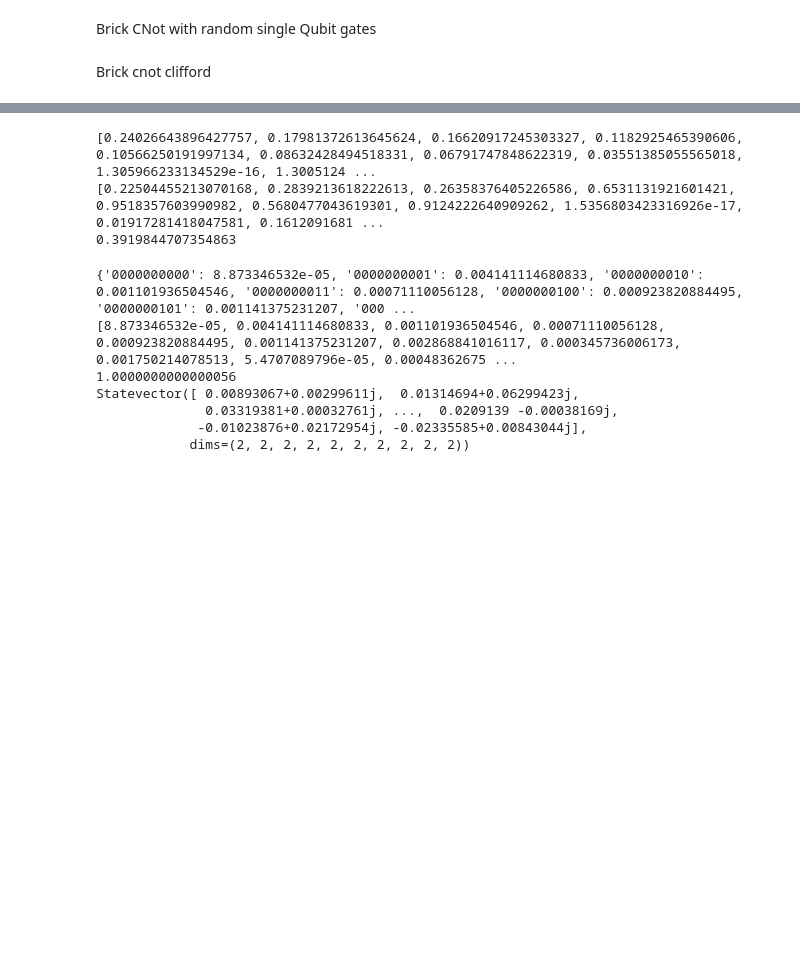
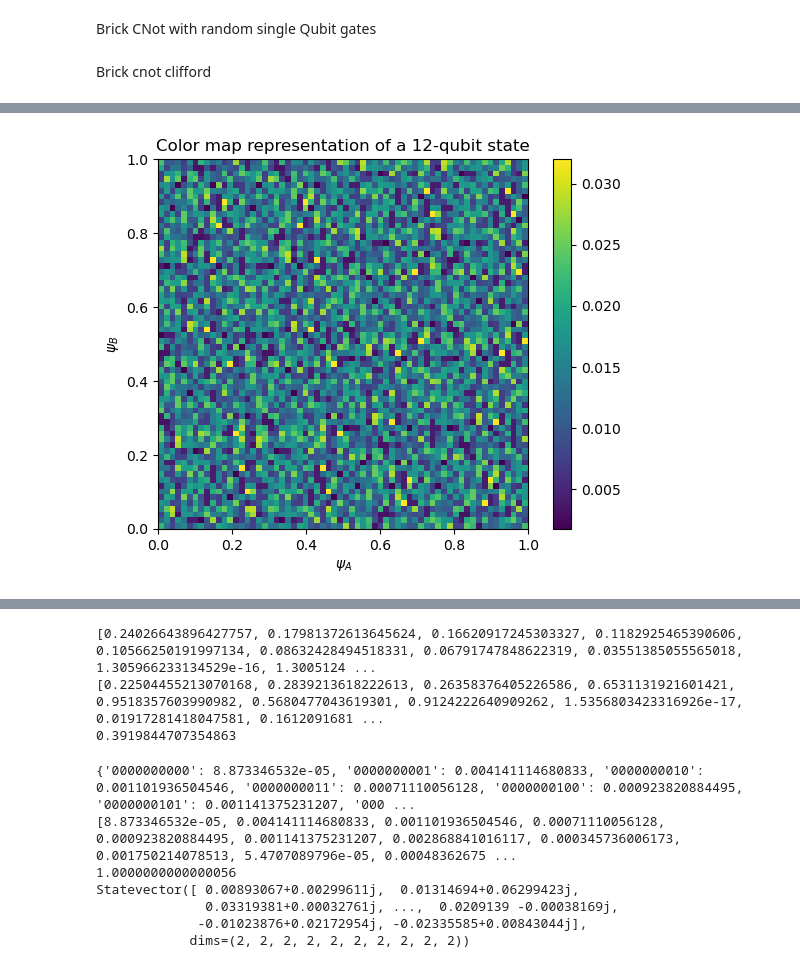
Before and after one commit to 111asim/randoms, a Jupyter notebook: T-Design.ipynb, the cells around one changed output, grey strips where cells are left out. Cells and saved outputs as stored; diff of their text form; code cells hidden in the pictures; blank space fills up the shorter version.

```diff
--- a/T-Design.ipynb
+++ b/T-Design.ipynb
@@ -146,3 +305,8 @@ plt.show()
+# %%
+### we generated using permutation layer
+plot_color_map(qc2)
+# %% [output]
+[figure, added]
 # %%
 rho= DensityMatrix.from_instruction(qc) ##get the state vector of the system
 # print(state)
```
Also changed, not shown: parts of 9 cells of this notebook, 1 other file.
